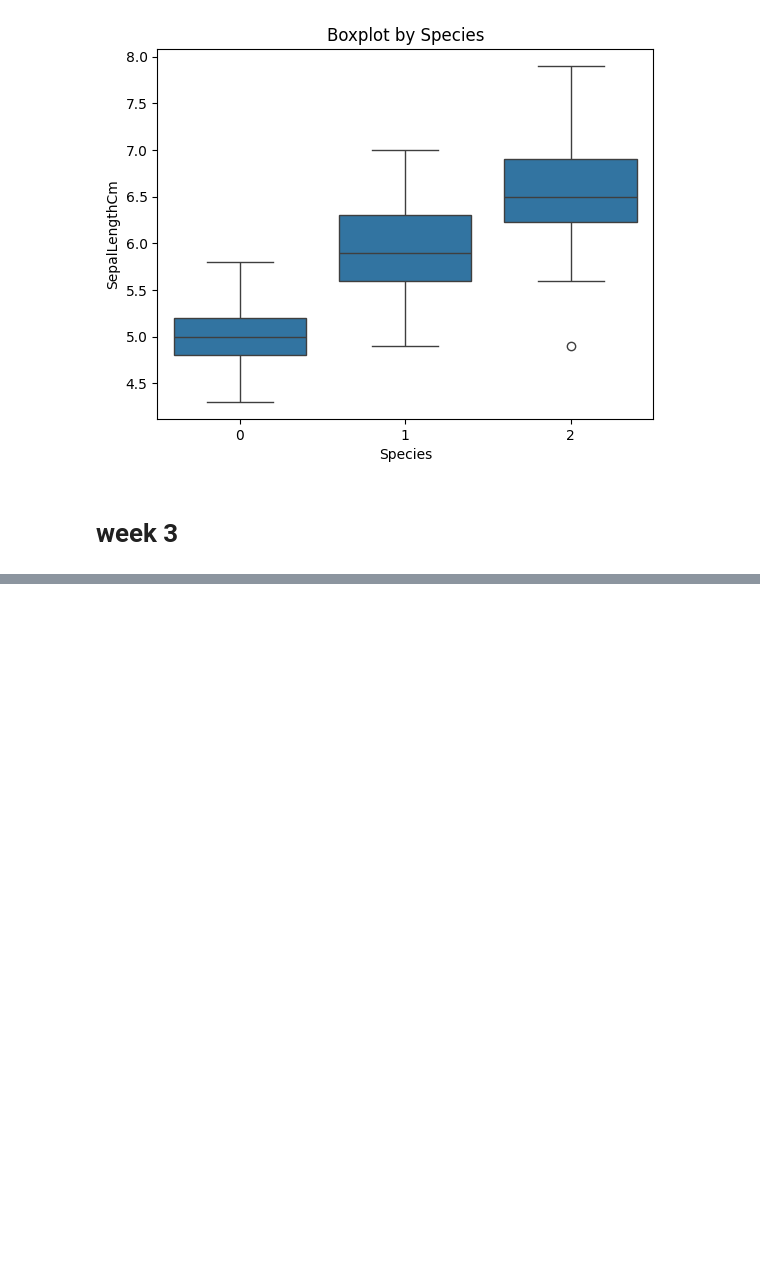
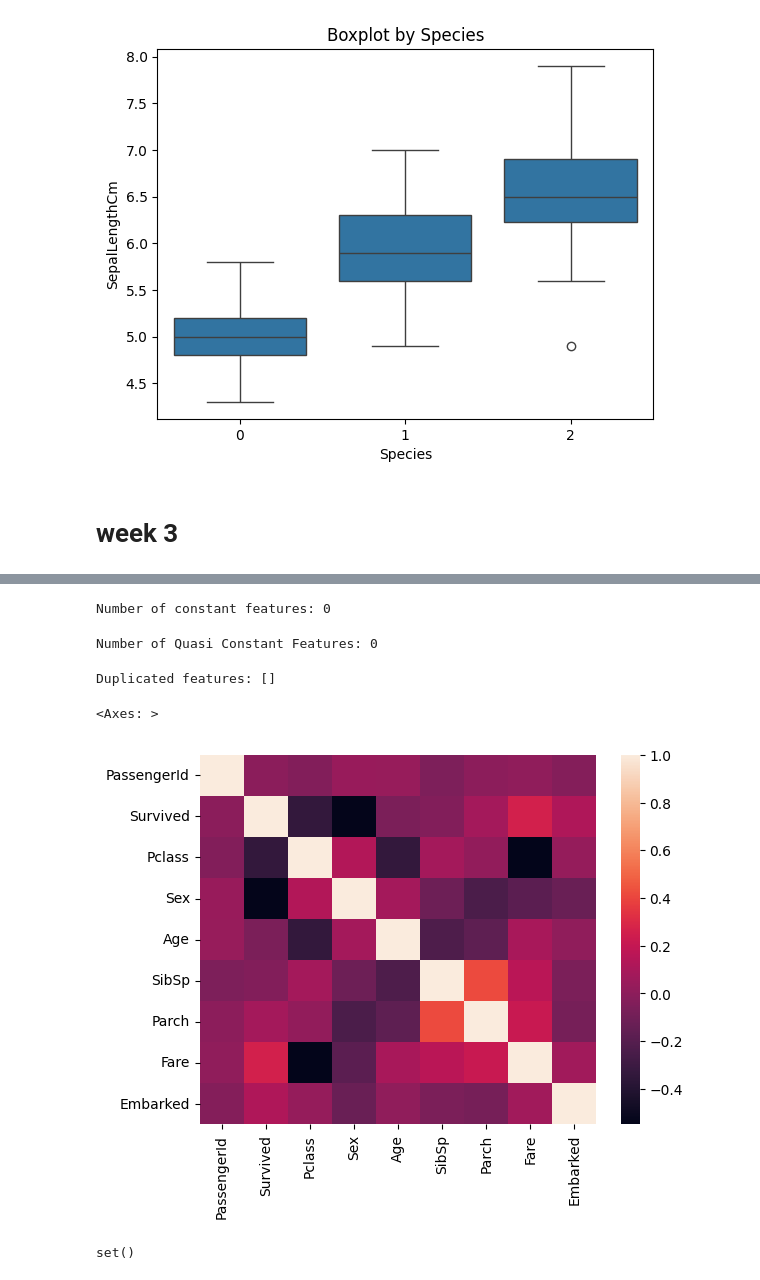
Before and after one commit to mekaviraj/ML_sem5, a Jupyter notebook: ml_lab_sem5.ipynb, the cells around one changed output, grey strips where cells are left out. Drawn from its saved outputs; the diff is of its cells as text; code cells hidden in the pictures; blank space fills up the shorter version.

```diff
--- a/ml_lab_sem5.ipynb
+++ b/ml_lab_sem5.ipynb
@@ -642,0 +601,6 @@ plt.show()
+# %%
+df['Age'] = df['Age'].fillna(df['Age'].median())
+# %%
+df['Sex'].value_counts()
+df['Sex'] = np.where(df.Sex == 'male', 1, 0)
+df.dtypes
@@ -642,0 +622,5 @@ plt.show()
+# %%
+ordinal_label = {k: i for i, k in enumerate(df['Embarked'].unique(), 0)}
+df['Embarked'] = df['Embarked'].map(ordinal_label)
+# %%
+df.drop(labels=['Cabin', 'Name', 'Ticket'], axis=1, inplace=True)
@@ -642,0 +641,35 @@ plt.show()
+# %%
+constant_features = [
+    features for features in df.columns if df[features].std() == 0
+]
+print(f"Number of constant features: {len(constant_features)}")
+# %% [output]
+Number of constant features: 0
+# %%
+quasi_constant_features = []
+for feature in df.columns:
+    predominant = (df[feature].value_counts() / len(df)).sort_values(ascending=False).values[0]
+    if predominant > 0.9:
+        quasi_constant_features.append(feature)
+
+print(f"Number of Quasi Constant Features: {len(quasi_constant_features)}")
+# %% [output]
+Number of Quasi Constant Features: 0
+# %%
+duplicated_feat = []
+
+for i in range(len(df.columns)):
+    col_1 = df.columns[i]
+    for col_2 in df.columns[i + 1:]:
+        if df[col_1].equals(df[col_2]):
+            duplicated_feat.append(col_2)
+
+print("Duplicated features:", duplicated_feat)
+# %% [output]
+Duplicated features: []
+# %%
+corrmat = df.corr()
+sns.heatmap(corrmat)
+# %% [output]
+<Axes: >
+[figure, added]
@@ -642,0 +682,16 @@ plt.show()
+# %%
+def correlation(dataset, threshold):
+    col_corr = set()
+    matrix = dataset.corr()
+    for i in range(len(matrix.columns)):
+        for j in range(i):
+            if abs(matrix.iloc[i, j]) > threshold:
+                colname = matrix.columns[i]
+                col_corr.add(colname)
+    return col_corr
+
+corr_features = correlation(df, 0.9)
+correlated = set(corr_features)
+correlated
+# %% [output]
+set()
```
Also changed, not shown: parts of 41 cells of this notebook.
